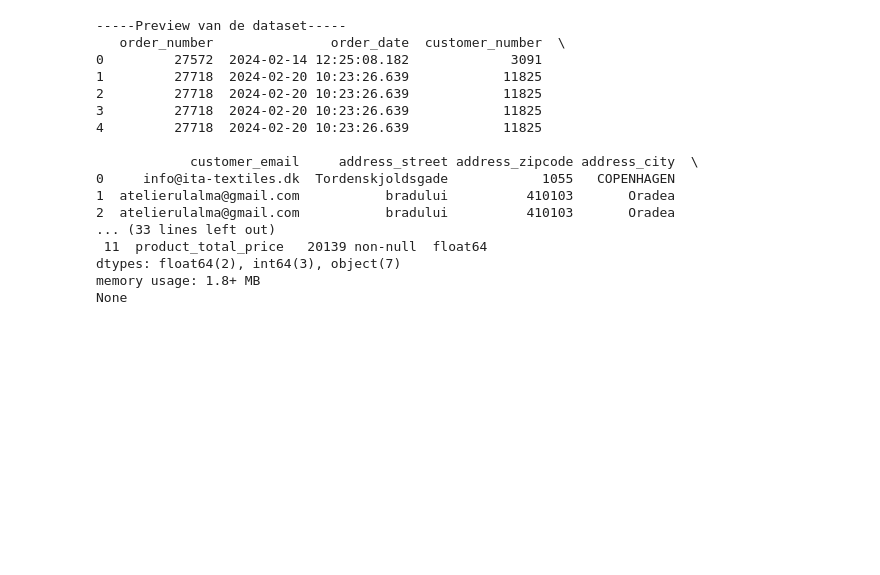
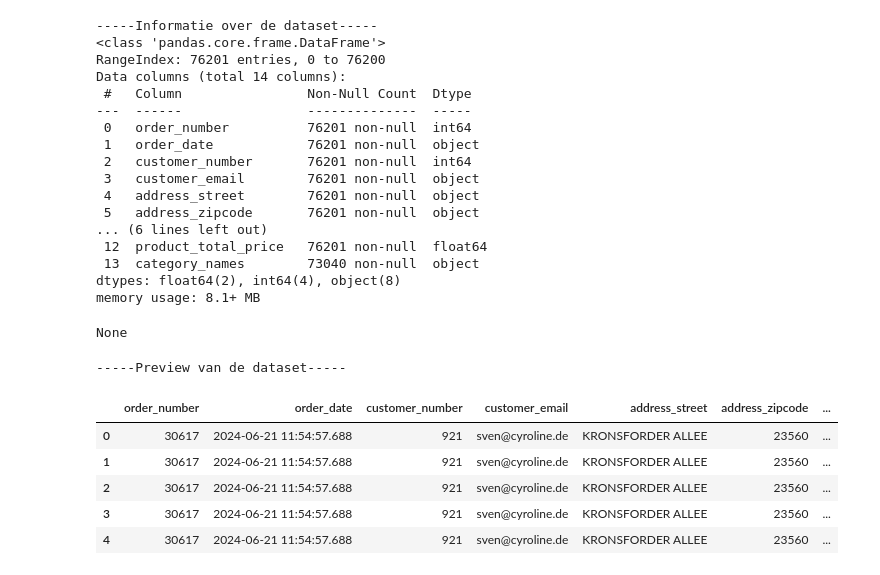
Before and after one commit to Yannick1159/data-science-yannick, a Jupyter notebook: Opdracht/Cycle-1.ipynb, the cells around one changed output. Drawn from its saved outputs; the diff is of its cells as text; code cells hidden in the pictures; blank space fills up the shorter version.

```diff
--- a/Opdracht/Cycle-1.ipynb
+++ b/Opdracht/Cycle-1.ipynb
@@ -10,34 +10,44 @@ import matplotlib.pyplot as plt
 import seaborn as sns
 # %%
 # Source pad van de dataset definiëren
-orderData_source = 'Data/knipidee-2024-jan_feb_ma.csv'
+orderData_source = 'Data/Knipidee2024.csv'
 
 # Dataset ophalen
 orderData=pd.read_csv(orderData_source)
 
-# Preview weergave van de eerste 5 rijen van de dataset
-print('-----Preview van de dataset-----')
-print(orderData.head())
 print('-----Informatie over de dataset-----')
-print(orderData.info())
+display(orderData.info())
 # %% [output]
------Preview van de dataset-----
-   order_number               order_date  customer_number  \
-0         27572  2024-02-14 12:25:08.182             3091
-1         27718  2024-02-20 10:23:26.639            11825
-2         27718  2024-02-20 10:23:26.639            11825
-3         27718  2024-02-20 10:23:26.639            11825
-4         27718  2024-02-20 10:23:26.639            11825
-
-            customer_email     address_street address_zipcode address_city  \
-0     info@ita-textiles.dk  Tordenskjoldsgade            1055   COPENHAGEN
-1  atelierulalma@gmail.com           bradului          410103       Oradea
-2  atelierulalma@gmail.com           bradului          410103       Oradea
-... (33 lines left out)
- 11  product_total_price   20139 non-null  float64
-dtypes: float64(2), int64(3), object(7)
-memory usage: 1.8+ MB
-None
+-----Informatie over de dataset-----
+<class 'pandas.core.frame.DataFrame'>
+RangeIndex: 76201 entries, 0 to 76200
+Data columns (total 14 columns):
+ #   Column                Non-Null Count  Dtype
+---  ------                --------------  -----
+ 0   order_number          76201 non-null  int64
+ 1   order_date            76201 non-null  object
+ 2   customer_number       76201 non-null  int64
+ 3   customer_email        76201 non-null  object
+ 4   address_street        76201 non-null  object
+ 5   address_zipcode       76201 non-null  object
+... (6 lines left out)
+ 12  product_total_price   76201 non-null  float64
+ 13  category_names        73040 non-null  object
+dtypes: float64(2), int64(4), object(8)
+memory usage: 8.1+ MB
+None
+# %%
+# Preview weergave van de eerste 5 rijen van de dataset
+print('-----Preview van de dataset-----')
+display(orderData.head())
+# %% [output]
+-----Preview van de dataset-----
+|  | order_number | order_date | customer_number | customer_email | address_street | address_zipcode | ... |
+| 0 | 30617 | 2024-06-21 11:54:57.688 | 921 | sven@cyroline.de | KRONSFORDER ALLEE | 23560 | ... |
+| 1 | 30617 | 2024-06-21 11:54:57.688 | 921 | sven@cyroline.de | KRONSFORDER ALLEE | 23560 | ... |
+| 2 | 30617 | 2024-06-21 11:54:57.688 | 921 | sven@cyroline.de | KRONSFORDER ALLEE | 23560 | ... |
+| 3 | 30617 | 2024-06-21 11:54:57.688 | 921 | sven@cyroline.de | KRONSFORDER ALLEE | 23560 | ... |
+| 4 | 30617 | 2024-06-21 11:54:57.688 | 921 | sven@cyroline.de | KRONSFORDER ALLEE | 23560 | ... |
 # %%
 orderData.describe().transpose()
 # %% [output]
```
Also changed, not shown: parts of 3 cells of this notebook, 3 other files.
